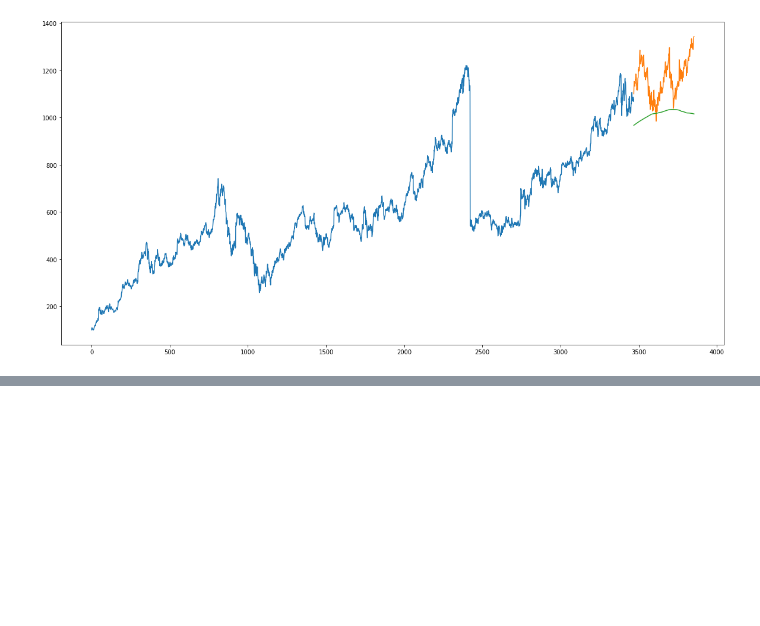
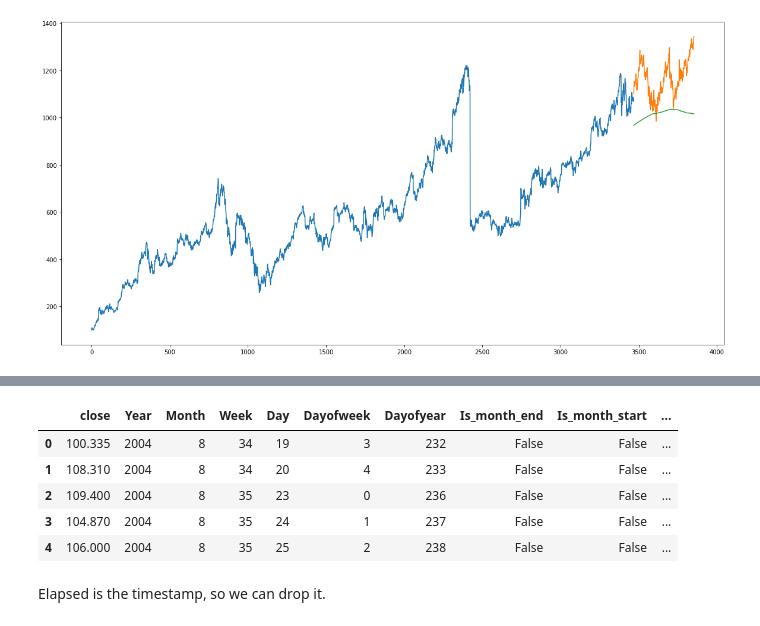
Before and after one commit to Rahullnitp/Alphabet_Inc_Stock_Market_Prediction, a Jupyter notebook: Alphabet_Inc_Stock_Market_Prediction.ipynb, the cells around one changed output, grey strips where cells are left out. Drawn from its saved outputs; the diff is of its cells as text; code cells hidden in the pictures; blank space fills up the shorter version.

```diff
--- a/Alphabet_Inc_Stock_Market_Prediction.ipynb
+++ b/Alphabet_Inc_Stock_Market_Prediction.ipynb
@@ -28,7 +28,7 @@ Requirement already satisfied: idna<2.9,>=2.5 in /usr/local/lib/python3.6/dist-p
  Extract data in 'data' and information of data in 'meta_data' variables respectively.
 # %%
 from alpha_vantage.timeseries import TimeSeries
-ts = TimeSeries(key='1Z4BA7A9NKB32IJL',output_format='pandas')
+ts = TimeSeries(key='xxxxx',output_format='pandas')
 data, meta_data = ts.get_daily('GOOGL', outputsize='full') #by using symbol as "GOOGL" ,we can extract the data of 'Alphabet Inc.' .
 # %% [markdown]
 Overview of data
@@ -200,0 +221,3 @@ plt.plot(valid[['close', 'predictions']])
+# %%
+data_L_R=data[['date','close']]
+data_L_R.head()
@@ -200,0 +231,3 @@ plt.plot(valid[['close', 'predictions']])
+# %%
+#setting index as date value
+data_L_R.index=data_L_R['date']
@@ -200,0 +266,11 @@ plt.plot(valid[['close', 'predictions']])
+# %%
+data_L_R.head()
+# %% [output]
+|  | close | Year | Month | Week | Day | Dayofweek | Dayofyear | Is_month_end | Is_month_start | ... |
+| 0 | 100.335 | 2004 | 8 | 34 | 19 | 3 | 232 | False | False | ... |
+| 1 | 108.310 | 2004 | 8 | 34 | 20 | 4 | 233 | False | False | ... |
+| 2 | 109.400 | 2004 | 8 | 35 | 23 | 0 | 236 | False | False | ... |
+| 3 | 104.870 | 2004 | 8 | 35 | 24 | 1 | 237 | False | False | ... |
+| 4 | 106.000 | 2004 | 8 | 35 | 25 | 2 | 238 | False | False | ... |
+# %% [markdown]
+Elapsed is the timestamp, so we can drop it.
```
Also changed, not shown: parts of 29 cells of this notebook.
